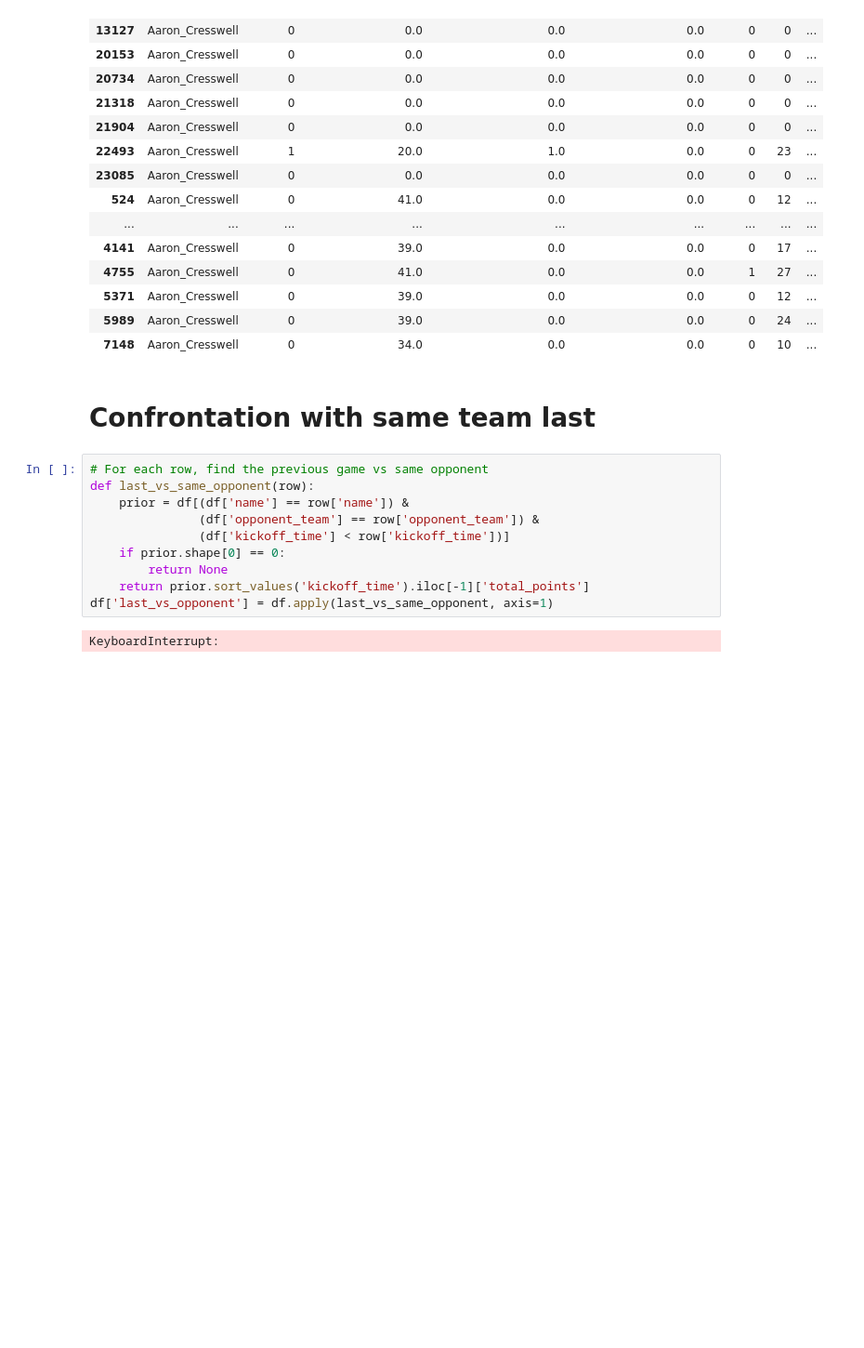
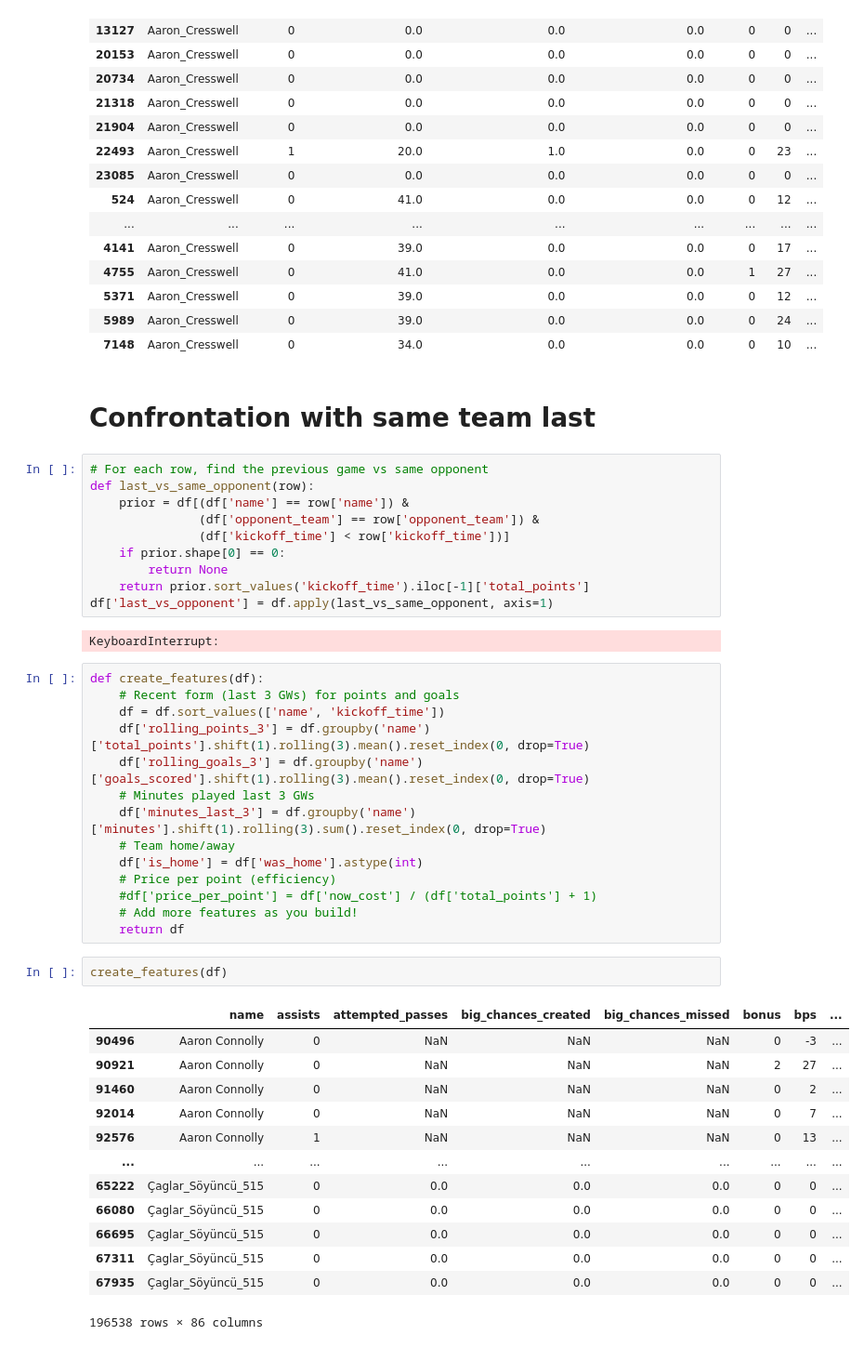
Before and after one commit to znader1/FPL, a Jupyter notebook: Notebooks/EDA_2025.ipynb, the cells around one changed output. Shown: that part at 93% size. Cells and saved outputs as stored; diff of their text form; blank space fills up the shorter version.

```diff
--- a/Notebooks/EDA_2025.ipynb
+++ b/Notebooks/EDA_2025.ipynb
@@ -343,3 +343,33 @@ def last_vs_same_opponent(row):
 df['last_vs_opponent'] = df.apply(last_vs_same_opponent, axis=1)
 # %% [output]
 KeyboardInterrupt:
+# %%
+def create_features(df):
+    # Recent form (last 3 GWs) for points and goals
+    df = df.sort_values(['name', 'kickoff_time'])
+    df['rolling_points_3'] = df.groupby('name')['total_points'].shift(1).rolling(3).mean().reset_index(0, drop=True)
+    df['rolling_goals_3'] = df.groupby('name')['goals_scored'].shift(1).rolling(3).mean().reset_index(0, drop=True)
+    # Minutes played last 3 GWs
+    df['minutes_last_3'] = df.groupby('name')['minutes'].shift(1).rolling(3).sum().reset_index(0, drop=True)
+    # Team home/away
+    df['is_home'] = df['was_home'].astype(int)
+    # Price per point (efficiency)
+    #df['price_per_point'] = df['now_cost'] / (df['total_points'] + 1)
+    # Add more features as you build!
+    return df
+# %%
+create_features(df)
+# %% [output]
+|  | name | assists | attempted_passes | big_chances_created | big_chances_missed | bonus | bps | ... |
+| 90496 | Aaron Connolly | 0 | NaN | NaN | NaN | 0 | -3 | ... |
+| 90921 | Aaron Connolly | 0 | NaN | NaN | NaN | 2 | 27 | ... |
+| 91460 | Aaron Connolly | 0 | NaN | NaN | NaN | 0 | 2 | ... |
+| 92014 | Aaron Connolly | 0 | NaN | NaN | NaN | 0 | 7 | ... |
+| 92576 | Aaron Connolly | 1 | NaN | NaN | NaN | 0 | 13 | ... |
+| ... | ... | ... | ... | ... | ... | ... | ... | ... |
+| 65222 | Çaglar_Söyüncü_515 | 0 | 0.0 | 0.0 | 0.0 | 0 | 0 | ... |
+| 66080 | Çaglar_Söyüncü_515 | 0 | 0.0 | 0.0 | 0.0 | 0 | 0 | ... |
+| 66695 | Çaglar_Söyüncü_515 | 0 | 0.0 | 0.0 | 0.0 | 0 | 0 | ... |
+| 67311 | Çaglar_Söyüncü_515 | 0 | 0.0 | 0.0 | 0.0 | 0 | 0 | ... |
+| 67935 | Çaglar_Söyüncü_515 | 0 | 0.0 | 0.0 | 0.0 | 0 | 0 | ... |
+196538 rows × 86 columns
```
